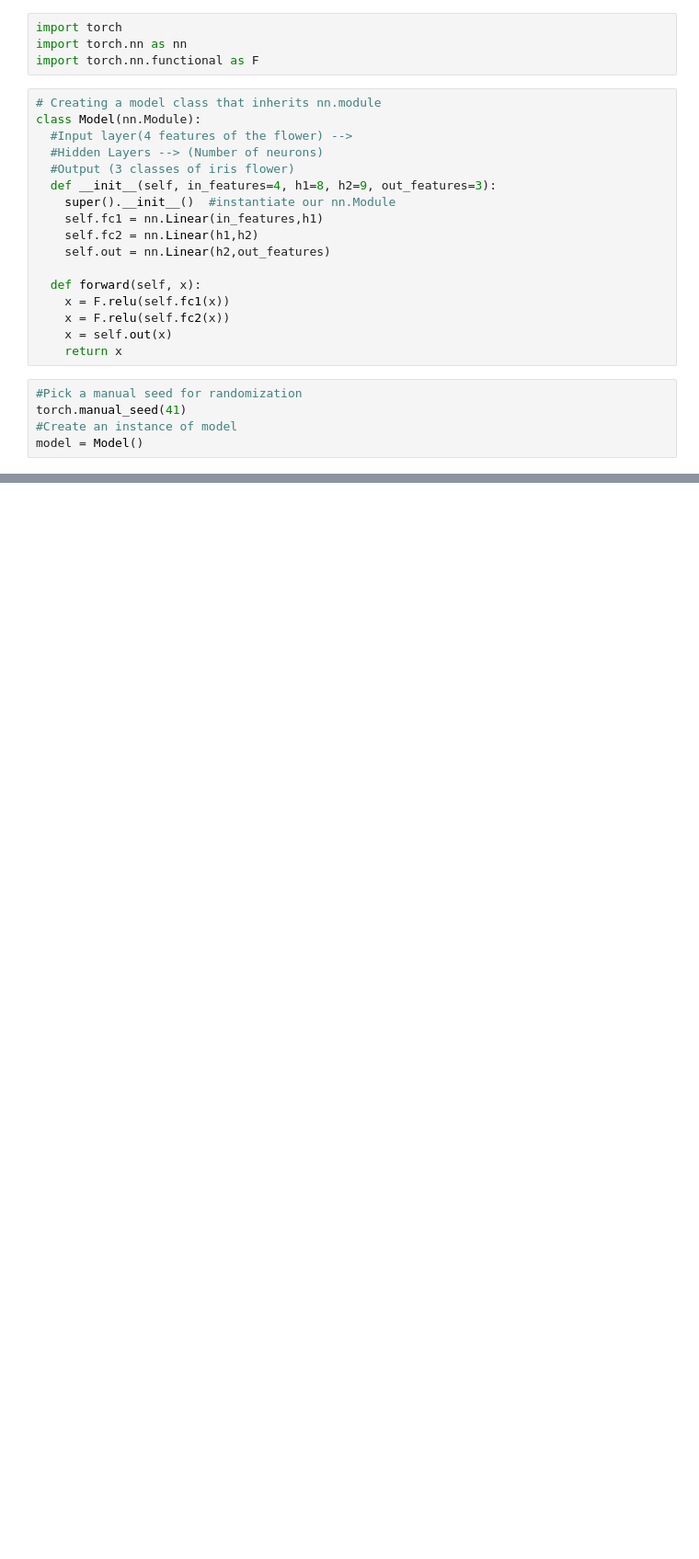
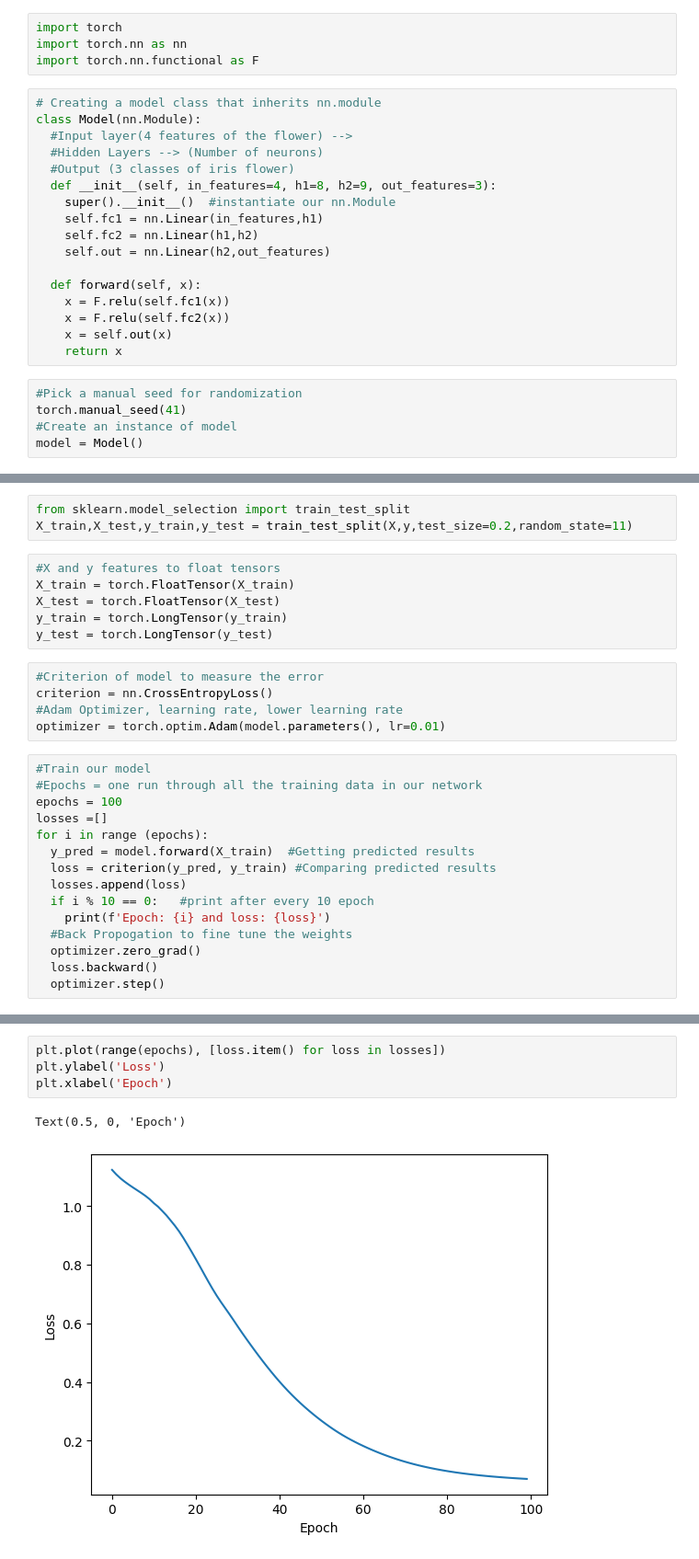
Before and after one commit to Arpit1118/Pytorch, a Jupyter notebook: Simple_Neural_Network.ipynb, the cells around one changed output, grey strips where cells are left out. Shown: that part at 92% size. Cells and saved outputs as stored; diff of their text form; blank space fills up the shorter version.

Commit message:
Finished model building and training

```diff
--- a/Simple_Neural_Network.ipynb
+++ b/Simple_Neural_Network.ipynb
@@ -28,0 +74,29 @@ model = Model()
+# %%
+from sklearn.model_selection import train_test_split
+X_train,X_test,y_train,y_test = train_test_split(X,y,test_size=0.2,random_state=11)
+# %%
+#X and y features to float tensors
+X_train = torch.FloatTensor(X_train)
+X_test = torch.FloatTensor(X_test)
+y_train = torch.LongTensor(y_train)
+y_test = torch.LongTensor(y_test)
+# %%
+#Criterion of model to measure the error
+criterion = nn.CrossEntropyLoss()
+#Adam Optimizer, learning rate, lower learning rate
+optimizer = torch.optim.Adam(model.parameters(), lr=0.01)
+# %%
+#Train our model
+#Epochs = one run through all the training data in our network
+epochs = 100
+losses =[]
+for i in range (epochs):
+  y_pred = model.forward(X_train)  #Getting predicted results
+  loss = criterion(y_pred, y_train) #Comparing predicted results
+  losses.append(loss)
+  if i % 10 == 0:   #print after every 10 epoch
+    print(f'Epoch: {i} and loss: {loss}')
+  #Back Propogation to fine tune the weights
+  optimizer.zero_grad()
+  loss.backward()
+  optimizer.step()
@@ -28,0 +114,7 @@ model = Model()
+# %%
+plt.plot(range(epochs), [loss.item() for loss in losses])
+plt.ylabel('Loss')
+plt.xlabel('Epoch')
+# %% [output]
+Text(0.5, 0, 'Epoch')
+[figure, added]
```
Also changed, not shown: parts of 9 cells of this notebook.
